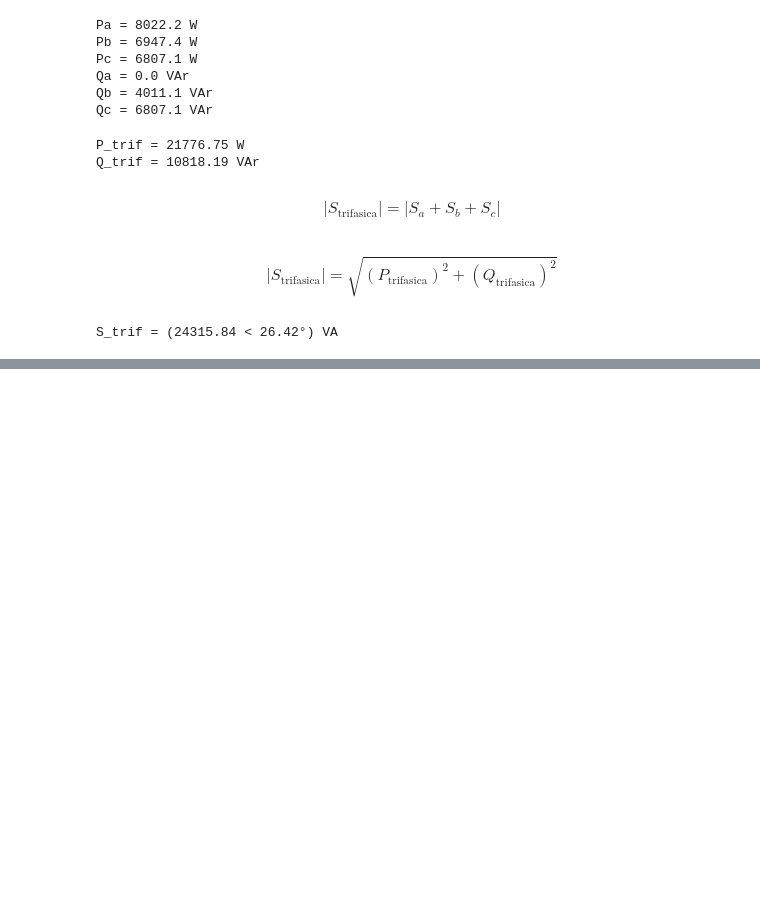
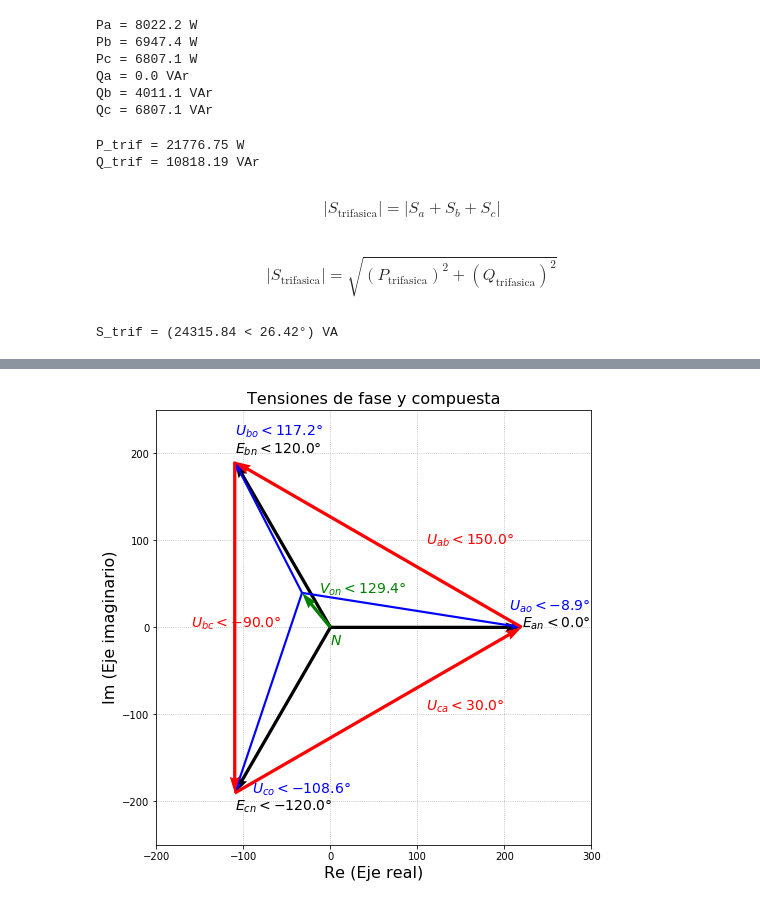
Before and after one commit to daniel-lorenzo/Electrotecnia, a Jupyter notebook: Ejercitacion/TP5.ipynb, the cells around one changed output, grey strips where cells are left out. Cells and saved outputs as stored; diff of their text form; code cells hidden in the pictures; blank space fills up the shorter version.

```diff
--- a/Ejercitacion/TP5.ipynb
+++ b/Ejercitacion/TP5.ipynb
@@ -623,0 +1071,15 @@ S_trif = (24315.84 < 26.42°) VA
+# %%
+# Cálculo de admitancias
+Ya = 1/Za
+Yb = 1/Zb
+Yc = 1/Zc
+# Cálculo de tensión de neutro
+Von = (Ean*Ya + Ebn*Yb + Ecn*Yc)/(Ya + Yb + Yc)
+# Cálculo de tensiones de fase
+Uao = Ean - Von
+Ubo = Ebn - Von
+Uco = Ecn - Von
+# Cálculo de corrientes de fase
+Ia = Uao/Za
+Ib = Ubo/Zb
+Ic = Uco/Zc
@@ -623,0 +1116,4 @@ S_trif = (24315.84 < 26.42°) VA
+# %%
+Uab = Ebn - Ean
+Ubc = Ecn - Ebn
+Uca = Ean - Ecn
@@ -623,0 +1123,51 @@ S_trif = (24315.84 < 26.42°) VA
+# %%
+%matplotlib inline
+plt.figure(figsize=(8,8))
+ax = plt.gca()
+ax.quiver(0,0,Ean.real,Ean.imag,angles='xy',scale_units='xy',scale=1)
+ax.quiver(0,0,Ebn.real,Ebn.imag,angles='xy',scale_units='xy',scale=1)
+ax.quiver(0,0,Ecn.real,Ecn.imag,angles='xy',scale_units='xy',scale=1)
+ax.quiver(Von.real,Von.imag,Uao.real,Uao.imag,width=0.005,angles='xy',scale_units='xy',scale=1,color='blue')
+ax.quiver(Von.real,Von.imag,Ubo.real,Ubo.imag,width=0.005,angles='xy',scale_units='xy',scale=1,color='blue')
+ax.quiver(Von.real,Von.imag,Uco.real,Uco.imag,width=0.005,angles='xy',scale_units='xy',scale=1,color='blue')
+ax.quiver(0,0,Von.real,Von.imag,angles='xy',scale_units='xy',scale=1,color='green')
+ax.quiver(Ean.real,Ean.imag,Uab.real,Uab.imag,angles='xy',scale_units='xy',scale=1,color='red')
+ax.quiver(Ecn.real,Ecn.imag,Uca.real,Uca.imag,angles='xy',scale_units='xy',scale=1,color='red')
+ax.quiver(Ebn.real,Ebn.imag,Ubc.real,Ubc.imag,angles='xy',scale_units='xy',scale=1,color='red')
+plt.text(Ean.real, Ean.imag, r'$E_{an} < %.1f°$'%(np.rad2deg(cmath.phase(Ean))), fontsize=14)
+plt.text(Ebn.real, Ebn.imag + 10, r'$E_{bn} < %.1f°$'%(np.rad2deg(cmath.phase(Ebn))), fontsize=14)
+plt.text(Ecn.real, Ecn.imag - 20, r'$E_{cn} < %.1f°$'%(np.rad2deg(cmath.phase(Ecn))), fontsize=14)
+plt.text(Ean.real/2, Ebn.imag/2, r'$U_{ab} < %.1f°$'%(np.rad2deg(cmath.phase(Uab))), fontsize=14,color='red')
+plt.text(Ean.real/2, Ecn.imag/2, r'$U_{ca} < %.1f°$'%(np.rad2deg(cmath.phase(Uca))), fontsize=14,color='red')
+plt.text(Ebn.real - 50, 0, r'$U_{bc} < %.1f°$'%(np.rad2deg(cmath.phase(Ubc))), fontsize=14,color='red')
+plt.text(Von.real + 20, Von.imag, r'$V_{on} < %.1f°$'%(np.rad2deg(cmath.phase(Von))), fontsize=14,color='green')
+plt.text(Uao.real + Von.real - 15, Uao.imag + Von.imag + 20, r'$U_{ao} < %.1f°$'%(np.rad2deg(cmath.phase(Uao))), fontsize=14,color='blue')
+plt.text(Ubo.real + Von.real, Ubo.imag + Von.imag + 30, r'$U_{bo} < %.1f°$'%(np.rad2deg(cmath.phase(Ubo))), fontsize=14,color='blue')
+plt.text(Uco.real + Von.real + 20, Uco.imag + Von.imag, r'$U_{co} < %.1f°$'%(np.rad2deg(cmath.phase(Uco))), fontsize=14,color='blue')
+plt.text(0, -20, r'$N$', fontsize=14,color='green')
+ax.set_aspect('equal')
+plt.title('Tensiones de fase y compuesta', fontsize=16)
+plt.xlabel('Re (Eje real)',  fontsize=16)
+plt.ylabel('Im (Eje imaginario)',  fontsize=16)
+plt.grid(linestyle=":")
+ax.set_axisbelow(True)
+ax.set_xlim([-200,300])
+ax.set_ylim([-250,250])
+#plt.draw()
+plt.show()
+print('Tensiones de generación:')
+print('Ean = {:.2f}  V = (%.2f < %.2f°) V'.format(Ean)%(abs(Ean), np.rad2deg(cmath.phase(Ean)) ))
+print('Ebn = {:.2f}  V = (%.2f < %.2f°) V'.format(Ebn)%(abs(Ebn), np.rad2deg(cmath.phase(Ebn)) ))
+print('Ecn = {:.2f}  V = (%.2f < %.2f°) V'.format(Ecn)%(abs(Ecn), np.rad2deg(cmath.phase(Ecn)) ))
+print('Tensiones compuestas:')
+print('Uab = {:.2f}  V = (%.2f < %.2f°) V'.format(Uab)%(abs(Uab), np.rad2deg(cmath.phase(Uab)) ))
+print('Ubc = {:.2f}  V = (%.2f < %.2f°) V'.format(Ubc)%(abs(Ubc), np.rad2deg(cmath.phase(Ubc)) ))
+print('Uca = {:.2f}  V = (%.2f < %.2f°) V'.format(Uca)%(abs(Ecn), np.rad2deg(cmath.phase(Uca)) ))
+print('Tensión de desplazamiento de neutro:')
+print('Von = {:.2f}  V = (%.2f < %.2f°) V'.format(Von)%(abs(Von), np.rad2deg(cmath.phase(Von)) ))
+print('Tensiones de fase:')
+print('Uao =  {:.2f} V = (%.2f < %.2f°) V'.format(Uao)%(abs(Uao), np.rad2deg(cmath.phase(Uao)) ))
+print('Ubo = {:.2f} V = (%.2f < %.2f°) V'.format(Ubo)%(abs(Ubo), np.rad2deg(cmath.phase(Ubo)) ))
+print('Uco = {:.2f} V = (%.2f < %.2f°) V'.format(Uco)%(abs(Uco), np.rad2deg(cmath.phase(Uco)) ))
+# %% [output]
+[figure, added]
```
Also changed, not shown: parts of 93 cells of this notebook, 2 other files.
